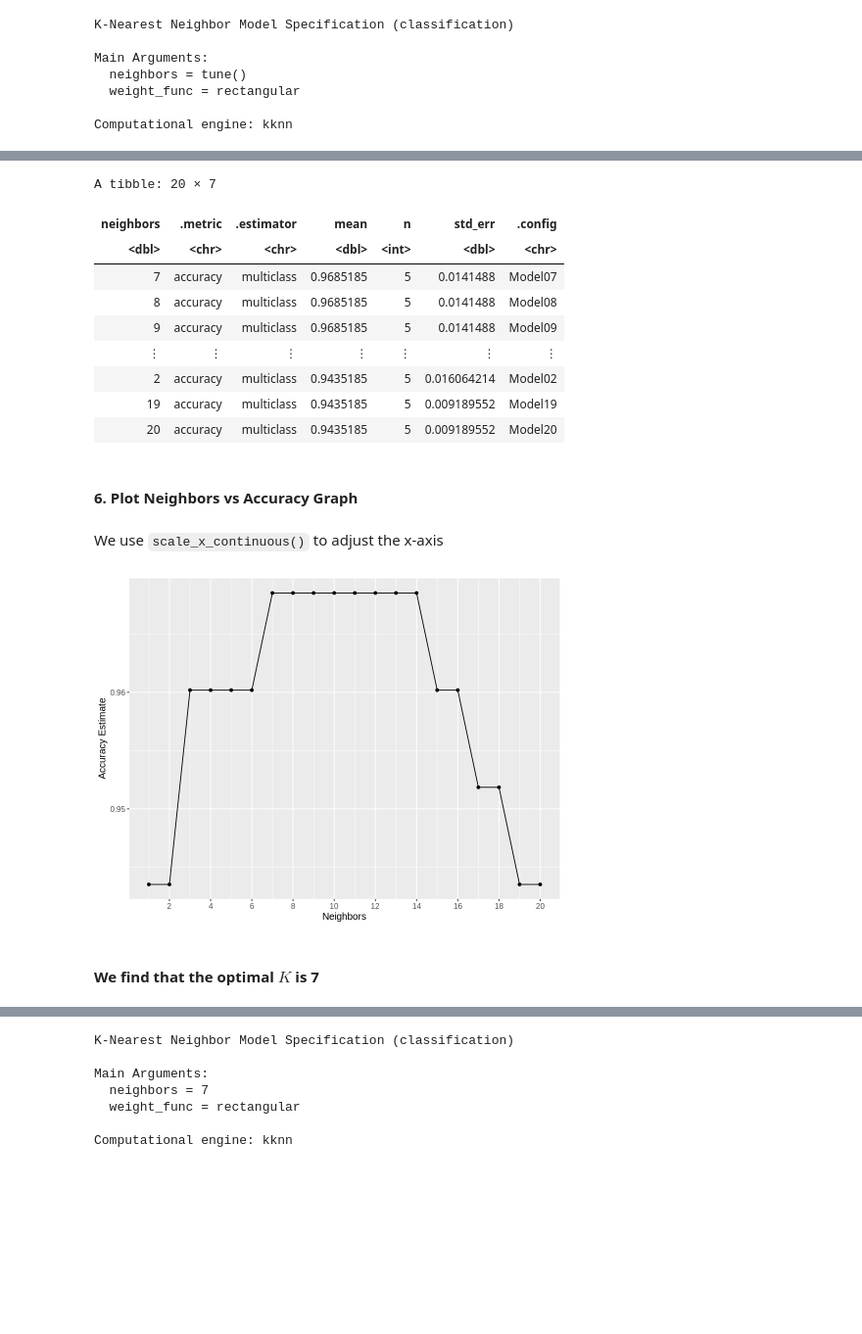
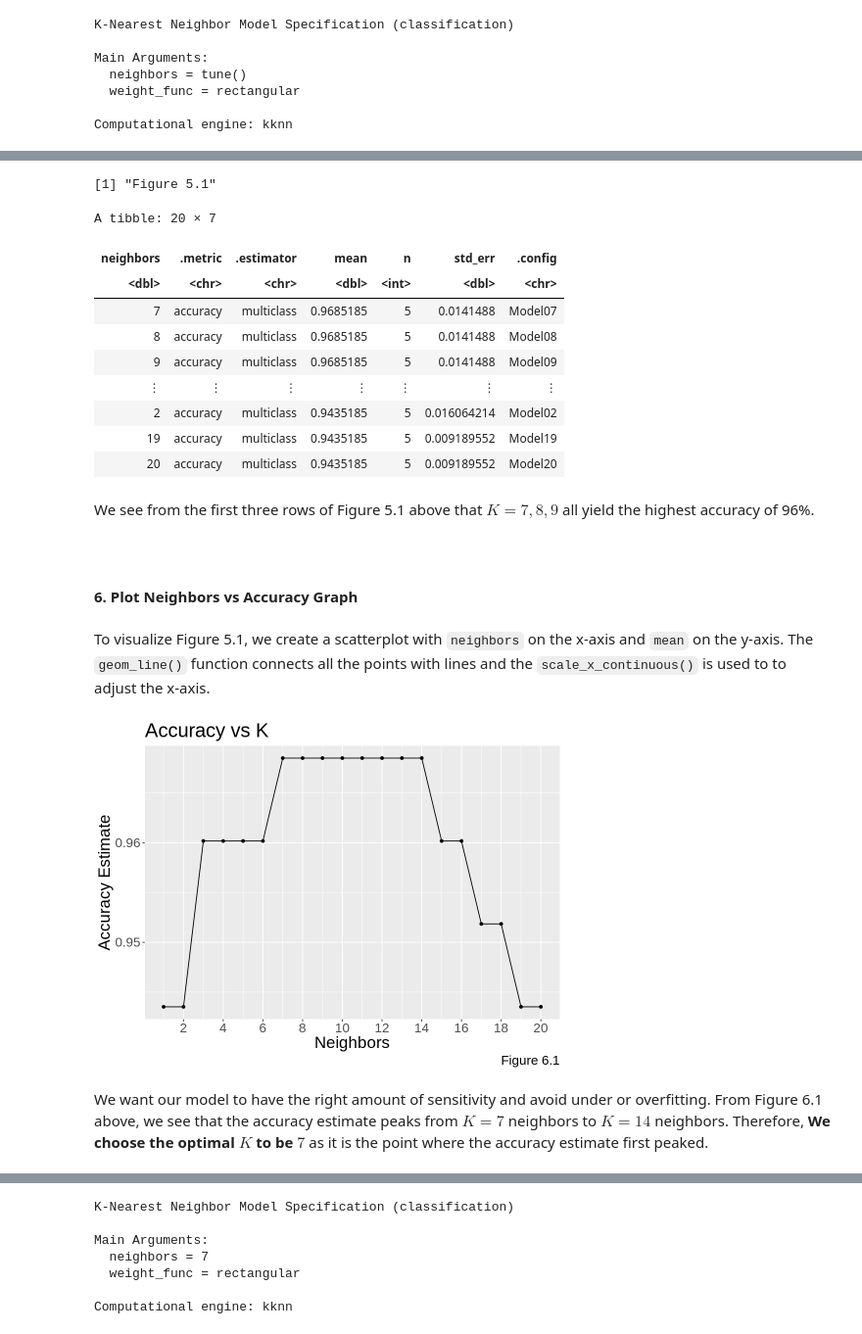
Before and after one commit to lhan0903/DSCI-100-Project-006-26, a Jupyter notebook: group-project-report.ipynb, the cells around one changed output, grey strips where cells are left out. Shown at 98% size. Drawn from its saved outputs; the diff is of its cells as text; code cells hidden in the pictures; blank space fills up the shorter version.

```diff
--- a/group-project-report.ipynb
+++ b/group-project-report.ipynb
@@ -300,9 +314,11 @@ iris_metrics_tune <- iris_tune_workflow %>%
     filter(.metric == "accuracy") %>%
     arrange(desc(mean))
 
+'Figure 5.1'
 iris_metrics_tune
 # %% [output]
-A tibble: 20 × 7
+[1] "Figure 5.1"
+A tibble: 20 × 7
 | neighbors | .metric | .estimator | mean | n | std_err | .config |
 | <dbl> | <chr> | <chr> | <dbl> | <int> | <dbl> | <chr> |
 | 7 | accuracy | multiclass | 0.9685185 | 5 | 0.0141488 | Model07 |
@@ -312,21 +328,26 @@ A tibble: 20 × 7
 | 2 | accuracy | multiclass | 0.9435185 | 5 | 0.016064214 | Model02 |
 | 19 | accuracy | multiclass | 0.9435185 | 5 | 0.009189552 | Model19 |
 | 20 | accuracy | multiclass | 0.9435185 | 5 | 0.009189552 | Model20 |
+# %% [markdown]
+We see from the first three rows of Figure 5.1 above that $K = 7,8,9$ all yield the highest accuracy of 96%.
 # %% [markdown]
+<br>
+
 #### 6. Plot Neighbors vs Accuracy Graph
-# %% [markdown]
-We use `scale_x_continuous()` to adjust the x-axis
+# %% [markdown]
+To visualize Figure 5.1, we create a scatterplot with `neighbors` on the x-axis and `mean` on the y-axis. The `geom_line()` function connects all the points with lines and the `scale_x_continuous()` is used to to adjust the x-axis.
 # %%
 neighbors_plot <- ggplot(iris_metrics_tune, aes(x=neighbors, y=mean)) +
     geom_point() +
     geom_line() +
-    labs(x = "Neighbors", y = "Accuracy Estimate") +
-    theme(text = element_text(size = 12)) +
+    labs(x = "Neighbors", y = "Accuracy Estimate", caption="Figure 6.1") +
+    ggtitle("Accuracy vs K") +
+    theme(text = element_text(size = 20)) +
     scale_x_continuous(breaks = seq(0, 25, by = 2))
 
 neighbors_plot
 # %% [output]
-[figure, old version]
+[figure, new version]
-# %% [markdown]
-#### We find that the optimal $K$ is 7
+# %% [markdown]
+We want our model to have the right amount of sensitivity and avoid under or overfitting. From Figure 6.1 above, we see that the accuracy estimate peaks from $K=7$ neighbors to $K=14$ neighbors. Therefore, **We choose the optimal $K$ to be $7$** as it is the point where the accuracy estimate first peaked.
 # %% [markdown]
```
Also changed, not shown: parts of 24 cells of this notebook.
